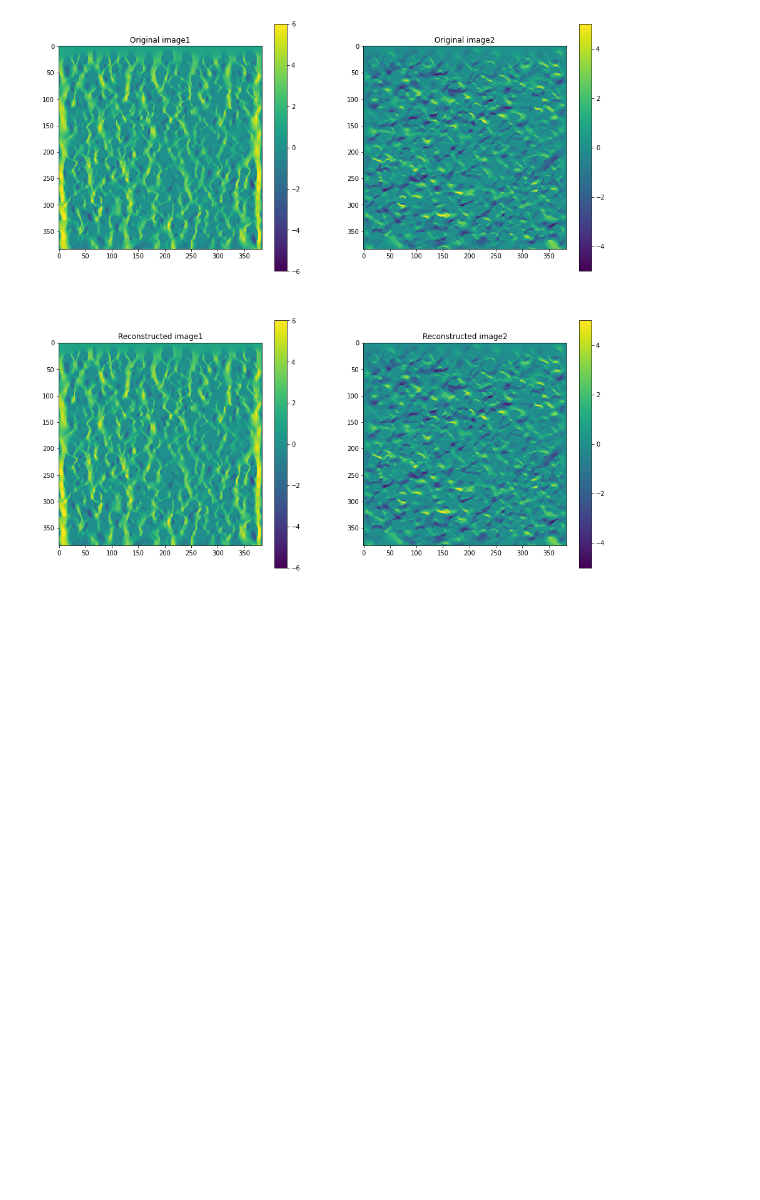
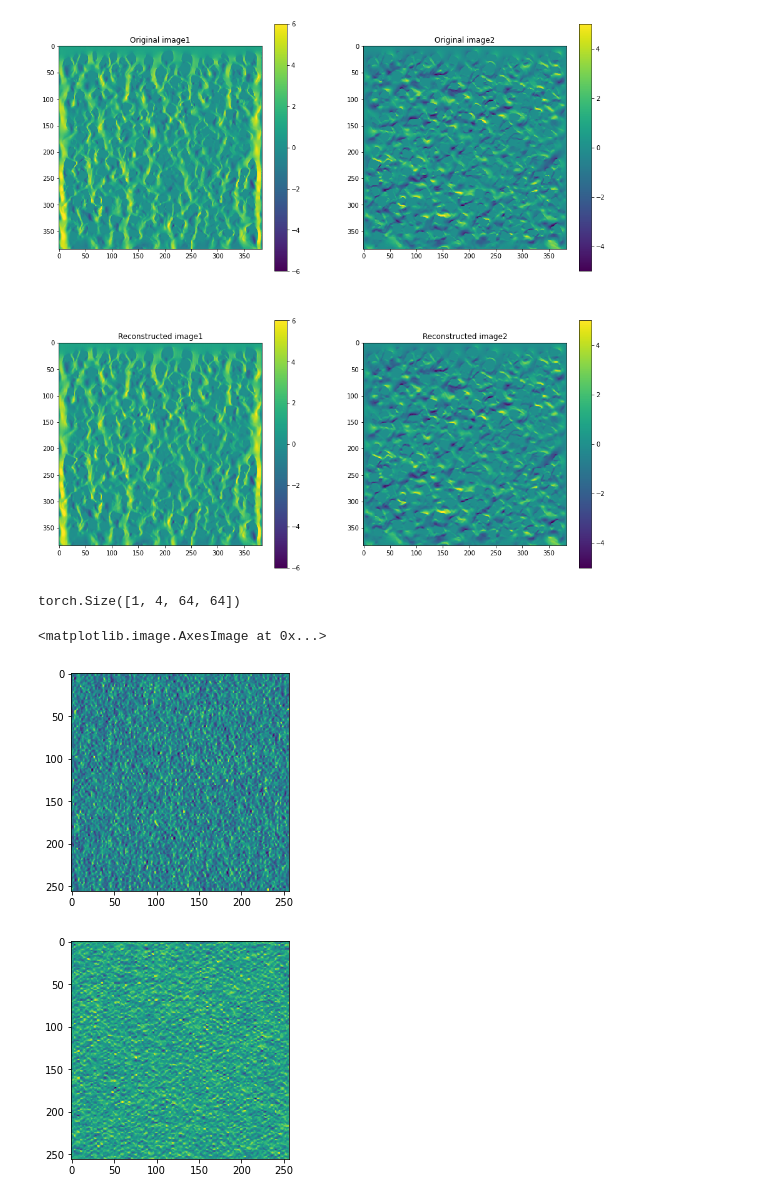
Before and after one commit to guodh321/FlowPassBuilding, a Jupyter notebook: MainCodes/2_Model_building_0214.ipynb, the cells around one changed output. Drawn from its saved outputs; the diff is of its cells as text; code cells hidden in the pictures; blank space fills up the shorter version.

```diff
--- a/MainCodes/2_Model_building_0214.ipynb
+++ b/MainCodes/2_Model_building_0214.ipynb
@@ -160,7 +160,8 @@ class Autoencoder(nn.Module):
             nn.Conv2d(second_hidden_layer, fist_hidden_layer, kernel_size=2, stride=1, padding=1),
             nn.LeakyReLU(negative_slope=0.2),
             nn.Conv2d(fist_hidden_layer, latent_channel_number, kernel_size=2, stride=1, padding=0),
-            nn.LeakyReLU(negative_slope=0.2)
+            # nn.LeakyReLU(negative_slope=0.2)
+            nn.Tanh()  # constrain the latent space from range -1 to 1, Change this to nn.Sigmoid() for range 0 to 1
         )
 
         # Decoder layers
@@ -513,3 +529,26 @@ latent space shape torch.Size([1, 4, 96, 96]) 36864
 (1, 2, 384, 384)
 <Figure size 432x288 with 0 Axes>
 [figure]
+# %%
+latent_shape = torch.Size([1, 4, 64, 64])  # Your latent space shape
+
+# Generate a tensor with values in the range [0, 1)
+latent_tensor = torch.rand(latent_shape)
+
+# Scale and shift the values to the range [-1, 1)
+latent_tensor = latent_tensor * 2 - 1
+
+print(latent_tensor.shape)
+
+output = autoencoder.decoder(latent_tensor)
+
+plt.figure()
+plt.imshow(output[0, 0, :, :].detach().numpy(), interpolation='none')
+
+plt.figure()
+plt.imshow(output[0, 1, :, :].detach().numpy(), interpolation='none')
+# %% [output]
+torch.Size([1, 4, 64, 64])
+<matplotlib.image.AxesImage at 0x...>
+[figure, added]
+[figure, added]
```
Also changed, not shown: parts of 3 cells of this notebook.
